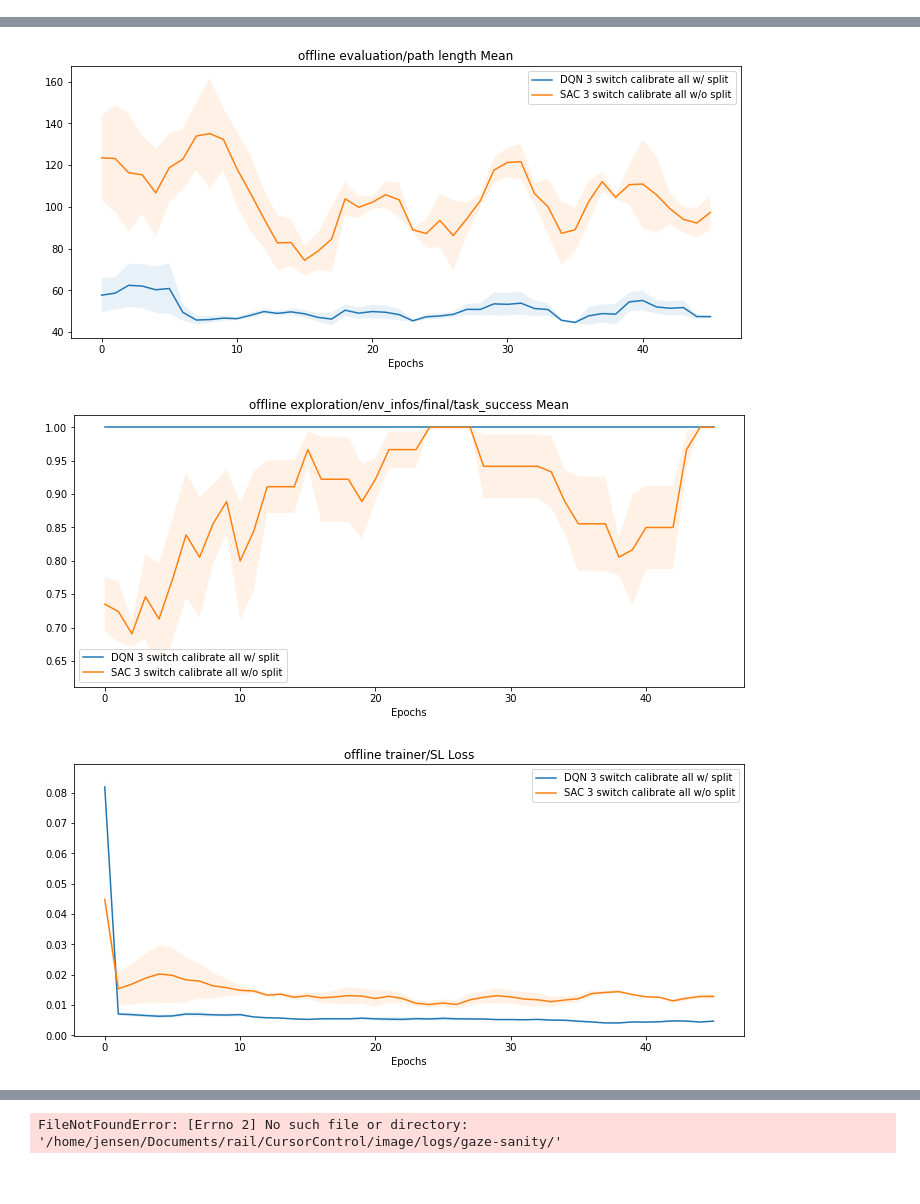
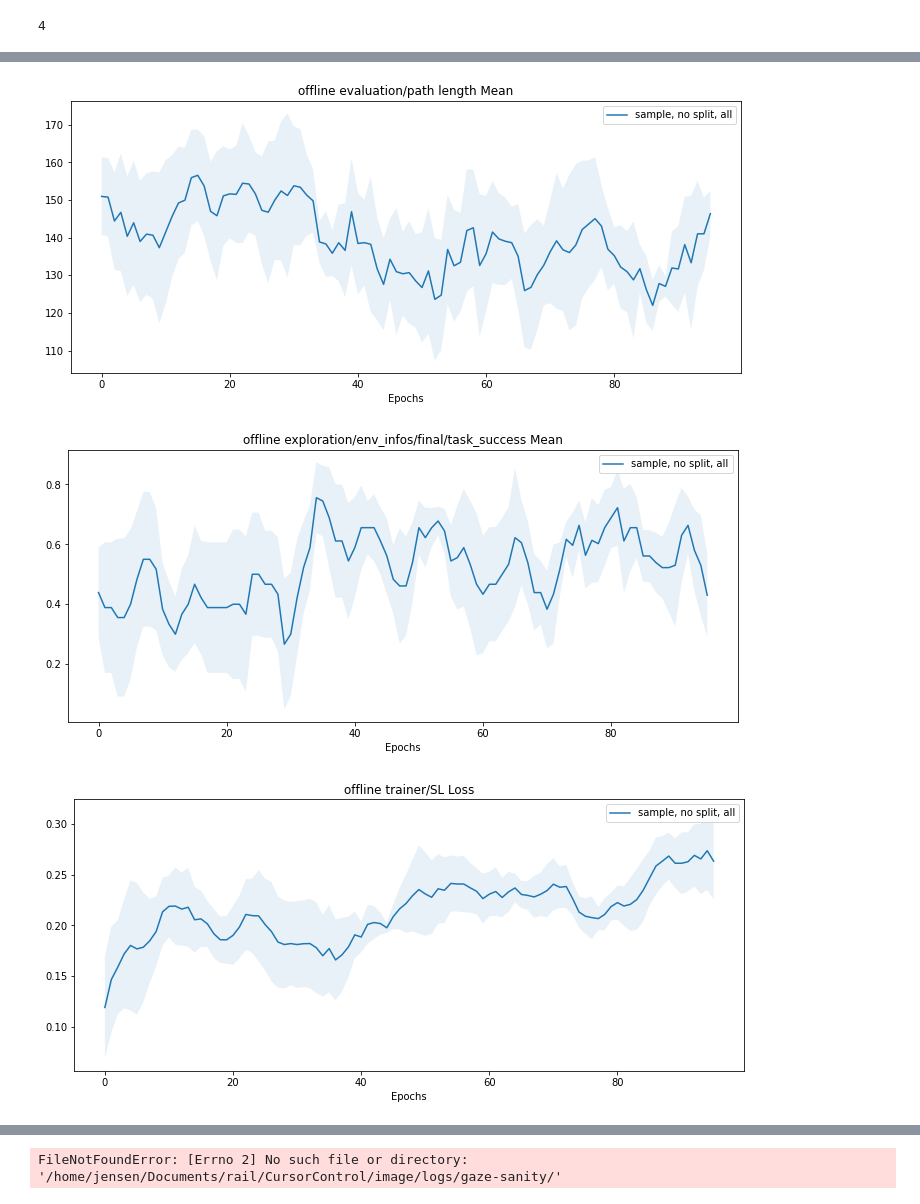
Before and after one commit to 00schen/CursorControl, a Jupyter notebook: image/plots.ipynb, the cells around one changed output, grey strips where cells are left out. Drawn from its saved outputs; the diff is of its cells as text; code cells hidden in the pictures.

```diff
--- a/image/plots.ipynb
+++ b/image/plots.ipynb
@@ -189,5 +243,5 @@ plot(dfs, metrics)
 # %%
-tests = ['calibrate']
+tests = ['calibrate-sac-3']
 
 paths = sum([[(os.path.join(path,run),test) for run in os.listdir(path)]
              for path,test in [(os.path.join(os.path.abspath(''),'logs',test,),test) for test in tests]],[])
@@ -199,14 +253,35 @@ for df in dfs:
     df.columns = df.columns.get_level_values(0)
 
 metrics = ['evaluation/env_infos/final/task_success Mean', 'evaluation/path length Mean',
-           'exploration/env_infos/final/task_success Mean', 'trainer/SL Loss', 'trainer/KL Loss',
-           'trainer/Latent Error']
-
-i0 = [0, 1, 2], 'DQN 3 switch calibrate all w/ split'
-i1 = [3, 4, 5], 'SAC 3 switch calibrate all w/o split'
+           'exploration/env_infos/final/task_success Mean', 'trainer/SL Loss',
+           'trainer/Latent Error', 'trainer/Gradient Norm']
 
 
-index_sets = [i0, i1] #[i24, i25, i26, i27, i28, i29]
+i0 = [0, 1, 2], 'sample, no split, all'
+i1 = [3, 4, 5], 'sample, no split, no right'
+i2 = [6, 7, 8], 'sample, no split, no left'
+i3 = [9, 10, 11], 'sample, no split, no mid'
+
+i4 = [12, 13, 14], 'sample, split, all'
+i5 = [15, 16, 17], 'sample, split, no right'
+i6 = [18, 19, 20], 'sample, split, no left'
+i7 = [21, 22, 23], 'sample, split, no mid'
+
+i8 = [24, 25, 26], 'no sample, no split, all'
+i9 = [27, 28, 29], 'no sample, no split, no right'
+i10 = [30, 31, 32], 'no sample, no split, no left'
+i11 = [33, 34, 35], 'no sample, no split, no mid'
+
+i12 = [36, 37, 38], 'no sample, split, all'
+i13 = [39, 40, 41], 'no sample, split, no right'
+i14 = [42, 43, 44], 'no sample, split, no left'
+i15 = [45, 46, 47], 'no sample, split, no mid'
+
+print(len(dfs))
+
+
+index_sets = [i0] #[i24, i25, i26, i27, i28, i29]
 window = 5
 plot(dfs, metrics)
 # %% [output]
+4
@@ -214,3 +289,3 @@ plot(dfs, metrics)
-[figure, old version]
+[figure, new version]
-[figure, old version]
+[figure, new version]
-[figure, old version]
+[figure, new version]
```
Also changed, not shown: parts of 5 cells of this notebook, 17 other files.
